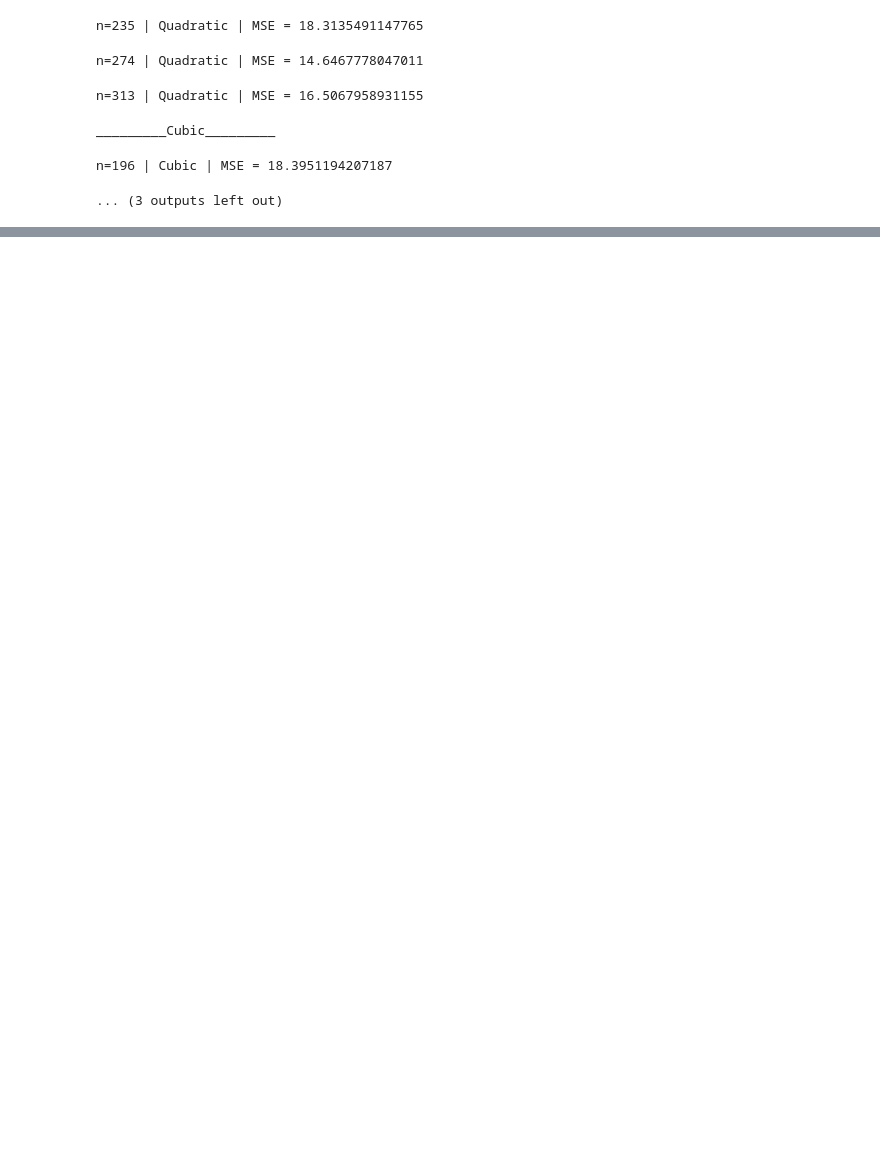
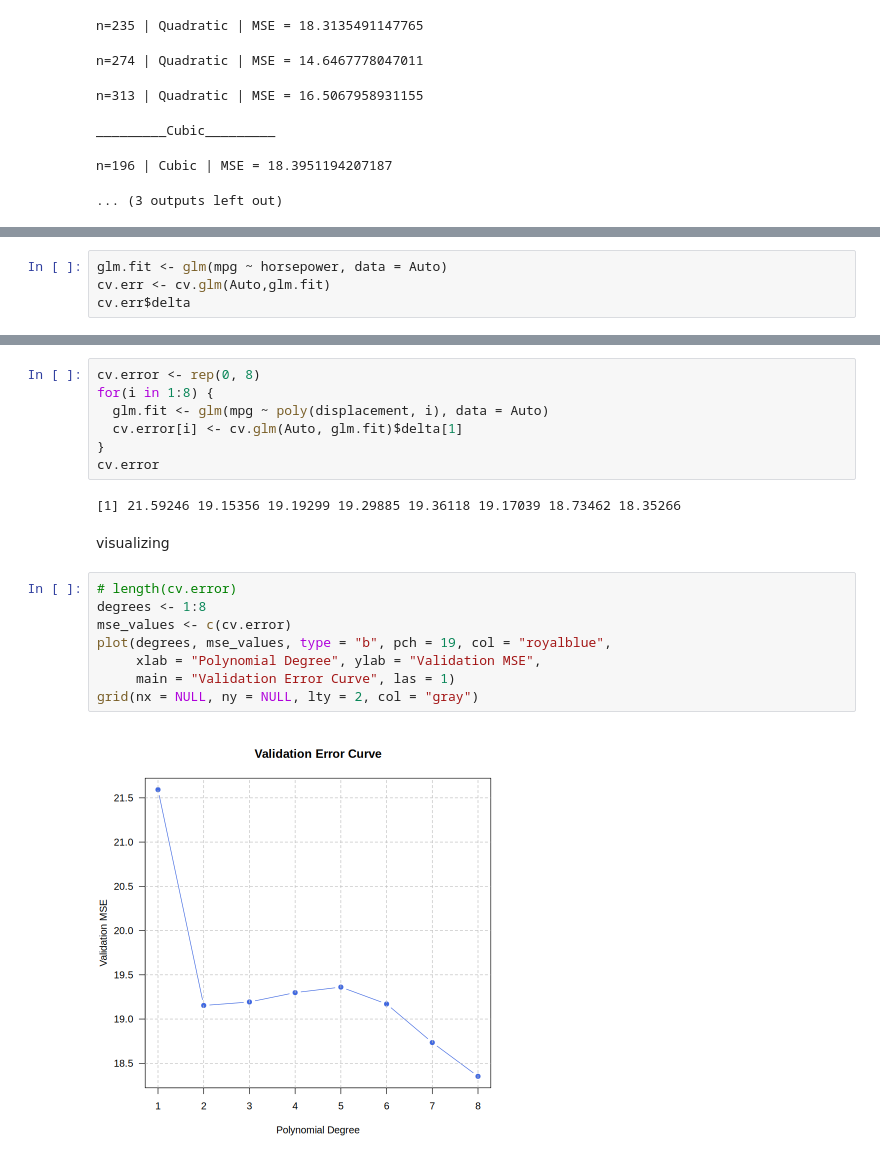
Before and after one commit to dsb4k8/Machine-Learning, a Jupyter notebook: Subset_Selection_(Resampling)_in_R.ipynb, the cells around one changed output, grey strips where cells are left out. Cells and saved outputs as stored; diff of their text form; blank space fills up the shorter version.

```diff
--- a/Subset_Selection_(Resampling)_in_R.ipynb
+++ b/Subset_Selection_(Resampling)_in_R.ipynb
@@ -179,0 +253,4 @@ As we can see, going from a linear model to a quadratic model has the most drama
+# %%
+glm.fit <- glm(mpg ~ horsepower, data = Auto)
+cv.err <- cv.glm(Auto,glm.fit)
+cv.err$delta
@@ -179,0 +268,21 @@ As we can see, going from a linear model to a quadratic model has the most drama
+# %%
+cv.error <- rep(0, 8)
+for(i in 1:8) {
+  glm.fit <- glm(mpg ~ poly(displacement, i), data = Auto)
+  cv.error[i] <- cv.glm(Auto, glm.fit)$delta[1]
+}
+cv.error
+# %% [output]
+[1] 21.59246 19.15356 19.19299 19.29885 19.36118 19.17039 18.73462 18.35266
+# %% [markdown]
+visualizing
+# %%
+# length(cv.error)
+degrees <- 1:8
+mse_values <- c(cv.error)
+plot(degrees, mse_values, type = "b", pch = 19, col = "royalblue",
+     xlab = "Polynomial Degree", ylab = "Validation MSE",
+     main = "Validation Error Curve", las = 1)
+grid(nx = NULL, ny = NULL, lty = 2, col = "gray")
+# %% [output]
+[figure, added]
```
Also changed, not shown: parts of 12 cells of this notebook.
